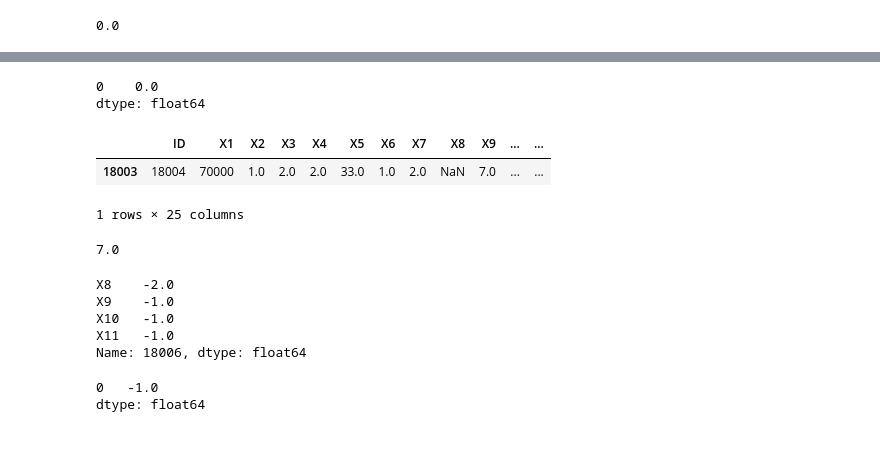
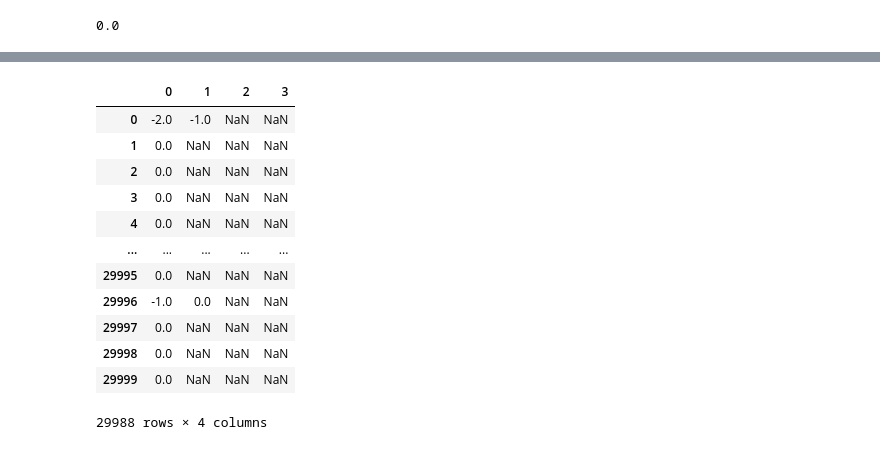
Before and after one commit to PosgradoMNA/actividades-de-aprendizaje-rafaelsangarcia, a Jupyter notebook: Actividad3_A01182780.ipynb, the cells around one changed output, grey strips where cells are left out. Saved outputs shown, nothing was run; the diff lists cells and outputs as text; code cells hidden in the pictures.

```diff
--- a/Actividad3_A01182780.ipynb
+++ b/Actividad3_A01182780.ipynb
@@ -318,28 +327,20 @@ ndf3[ndf3['ID']==18004]
-# %%
-ndf4['X8'].mode()
-# %% [output]
-0    0.0
-dtype: float64
-# %%
-ndf4[ndf4['ID']==18004]
-# %% [output]
-|  | ID | X1 | X2 | X3 | X4 | X5 | X6 | X7 | X8 | X9 | ... | ... |
-| 18003 | 18004 | 70000 | 1.0 | 2.0 | 2.0 | 33.0 | 1.0 | 2.0 | NaN | 7.0 | ... | ... |
-1 rows × 25 columns
-# %%
-pd.Series(moda_list).mode()[0]
-# %% [output]
-7.0
-# %%
-ndf3.iloc[18003]
-# %% [output]
-X8    -2.0
-X9    -1.0
-X10   -1.0
-X11   -1.0
-Name: 18006, dtype: float64
-# %%
-ndf3.iloc[18003].mode()
-# %% [output]
-0   -1.0
-dtype: float64
+# %%
+from pandas.core.algorithms import mode
+ndf5=ndf.copy()
+col = ndf5.loc[: , "X8":"X11"]
+ndf5['rafa'] = col.mean(axis=1)
+col.mode(axis=1)
+# %% [output]
+|  | 0 | 1 | 2 | 3 |
+| 0 | -2.0 | -1.0 | NaN | NaN |
+| 1 | 0.0 | NaN | NaN | NaN |
+| 2 | 0.0 | NaN | NaN | NaN |
+| 3 | 0.0 | NaN | NaN | NaN |
+| 4 | 0.0 | NaN | NaN | NaN |
+| ... | ... | ... | ... | ... |
+| 29995 | 0.0 | NaN | NaN | NaN |
+| 29996 | -1.0 | 0.0 | NaN | NaN |
+| 29997 | 0.0 | NaN | NaN | NaN |
+| 29998 | 0.0 | NaN | NaN | NaN |
+| 29999 | 0.0 | NaN | NaN | NaN |
+29988 rows × 4 columns
```
Also changed, not shown: parts of 13 cells of this notebook.
